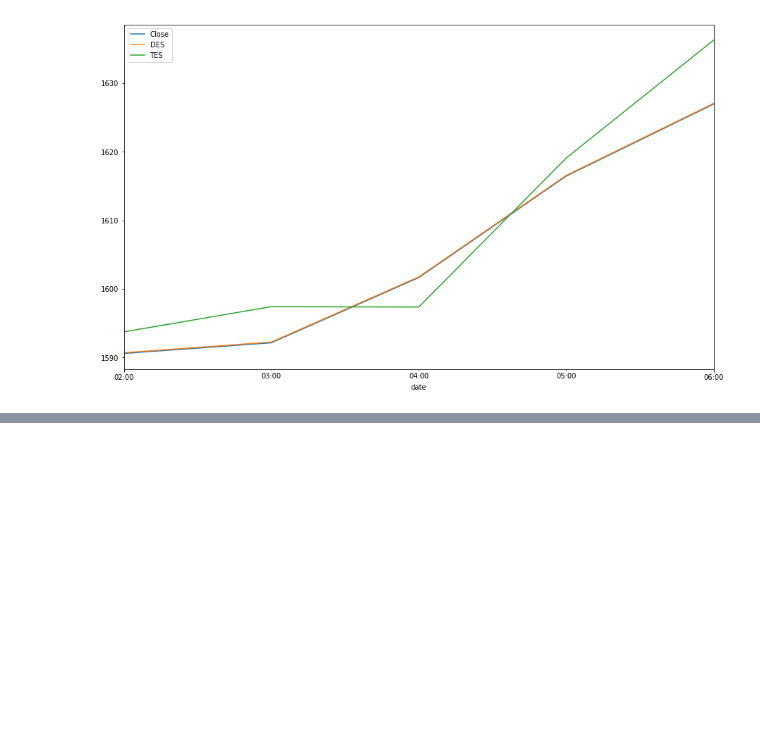
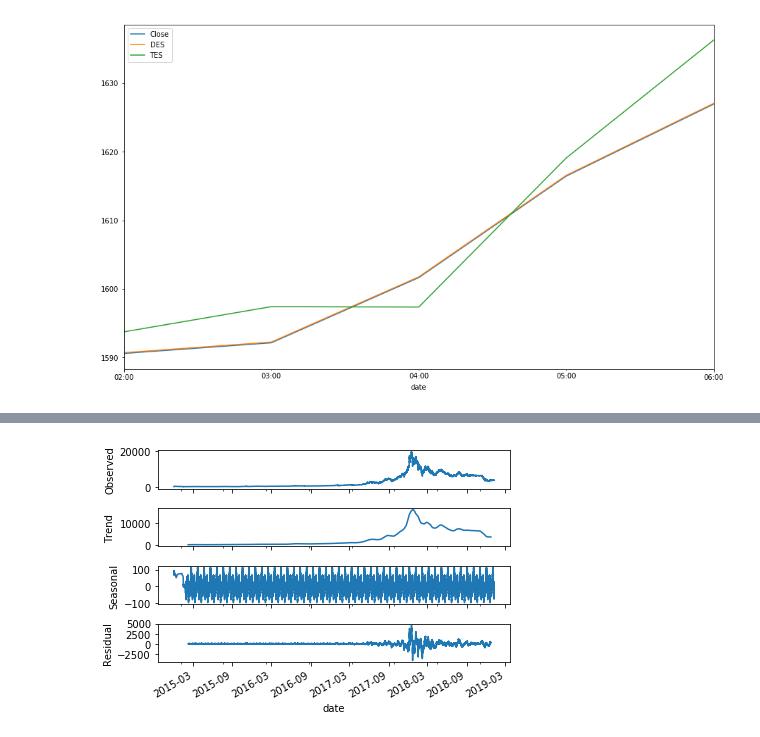
Before and after one commit to legomydiego/Thinkful-Final-Capstone, a Jupyter notebook: Final Capstone.ipynb, the cells around one changed output, grey strips where cells are left out. Saved outputs shown, nothing was run; the diff lists cells and outputs as text; code cells hidden in the pictures; blank space fills up the shorter version.

Commit message:
Figuring out the seasonality component

```diff
--- a/Final Capstone.ipynb
+++ b/Final Capstone.ipynb
@@ -155,0 +187,5 @@ df[['Close','DES','TES']][20000:20005].plot(figsize=(15,9), legend=True).autosca
+# %%
+decomposition = seasonal_decompose(df['Close'], model='add', freq=720)
+decomposition.plot();
+# %% [output]
+[figure, added]
```
Also changed, not shown: parts of 5 cells of this notebook.
